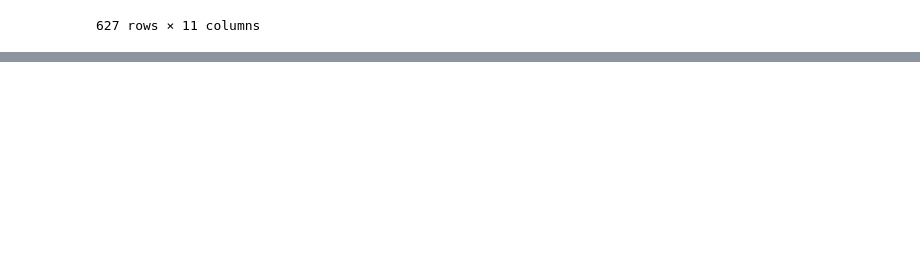
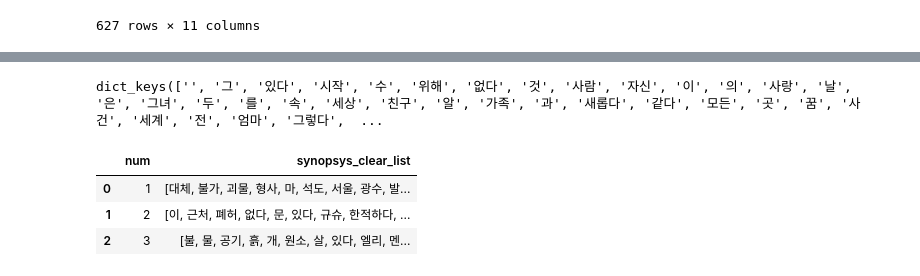
Before and after one commit to tjkpolisher/AWS_movie_web, a Jupyter notebook: 20230908_allMovie_synopsys_encoding.ipynb, the cells around one changed output, grey strips where cells are left out. Drawn from its saved outputs; the diff is of its cells as text; code cells hidden in the pictures; blank space fills up the shorter version.

```diff
--- a/20230908_allMovie_synopsys_encoding.ipynb
+++ b/20230908_allMovie_synopsys_encoding.ipynb
@@ -221,3 +221,9 @@ movie_df
 | 625 | 626 | 악당들 | https://search.pstatic.net/common... | 청소년 관람불가 | 범죄, 액션 | 2023.05.31. | 이탈리아, 브라질 | 89분 | 익명의 고객이 의뢰한 일을 완수만 한다면 특별사면을 보장하겠... | ... |
 | 626 | 627 | 포트리스: 더 벙커 | https://search.pstatic.net/common... | 15세 관람가 | 액션 | 2023.05.10. | 미국 | 99분 | 암호화폐를 둘러싼 그들의 전쟁이 시작된다! 암호 화폐 거래소... | ... |
 627 rows × 11 columns
+# %%
+# df['synopsys_clear']의 마지막에 " " 추가
+movie_df["synopsys_clear"] = movie_df["synopsys_clear"].astype(str) + " "
+# %%
+# 공백을 기준으로 단어별로 분리해서 리턴
+movie_df["synopsys_clear_list"] = movie_df["synopsys_clear"].apply(lambda data: data.split(" "))
@@ -223,0 +340,5 @@ movie_df
+# %%
+# WordVector로 변환한 단어들 조회
+word2vec.wv.key_to_index.keys()
+# %% [output]
+dict_keys(['', '그', '있다', '시작', '수', '위해', '없다', '것', '사람', '자신', '이', '의', '사랑', '날', '은', '그녀', '두', '를', '속', '세상', '친구', '알', '가족', '과', '새롭다', '같다', '모든', '곳', '꿈', '사건', '세계', '전', '엄마', '그렇다',  ...
@@ -223,0 +348,7 @@ movie_df
+# %%
+movie_df[["num", "synopsys_clear_list"]][0:3]
+# %% [output]
+|  | num | synopsys_clear_list |
+| 0 | 1 | [대체, 불가, 괴물, 형사, 마, 석도, 서울, 광수, 발... |
+| 1 | 2 | [이, 근처, 폐허, 없다, 문, 있다, 규슈, 한적하다, ... |
+| 2 | 3 | [불, 물, 공기, 흙, 개, 원소, 살, 있다, 엘리, 멘... |
```
Also changed, not shown: parts of 24 cells of this notebook.
